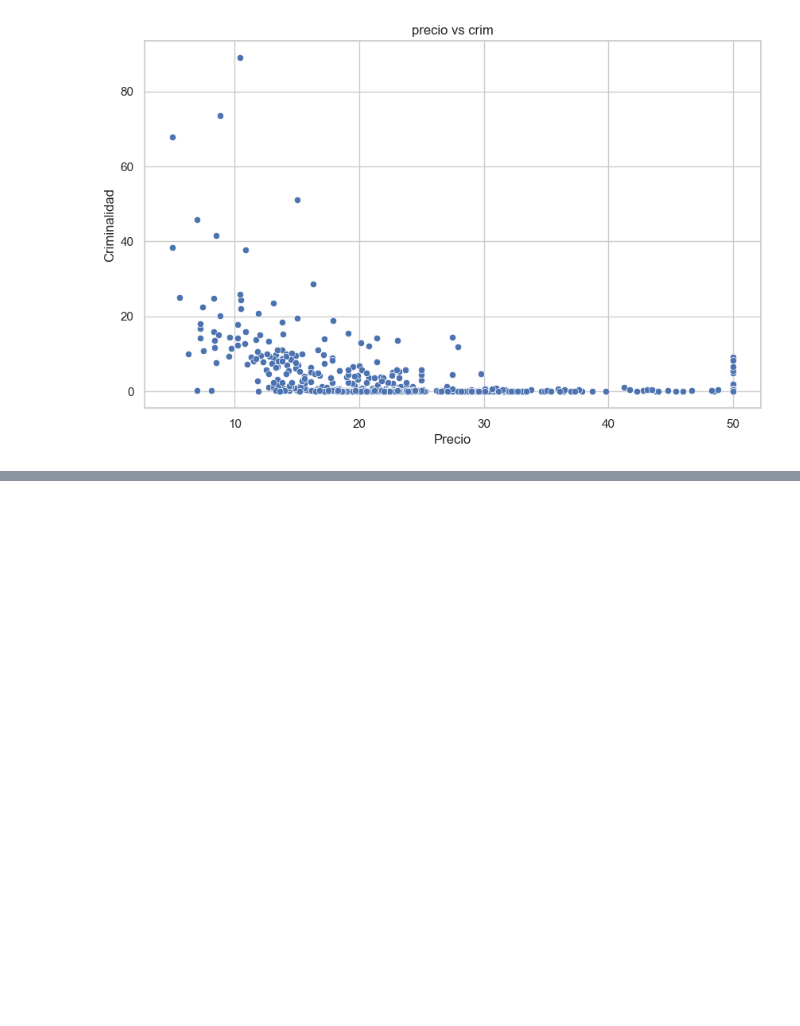
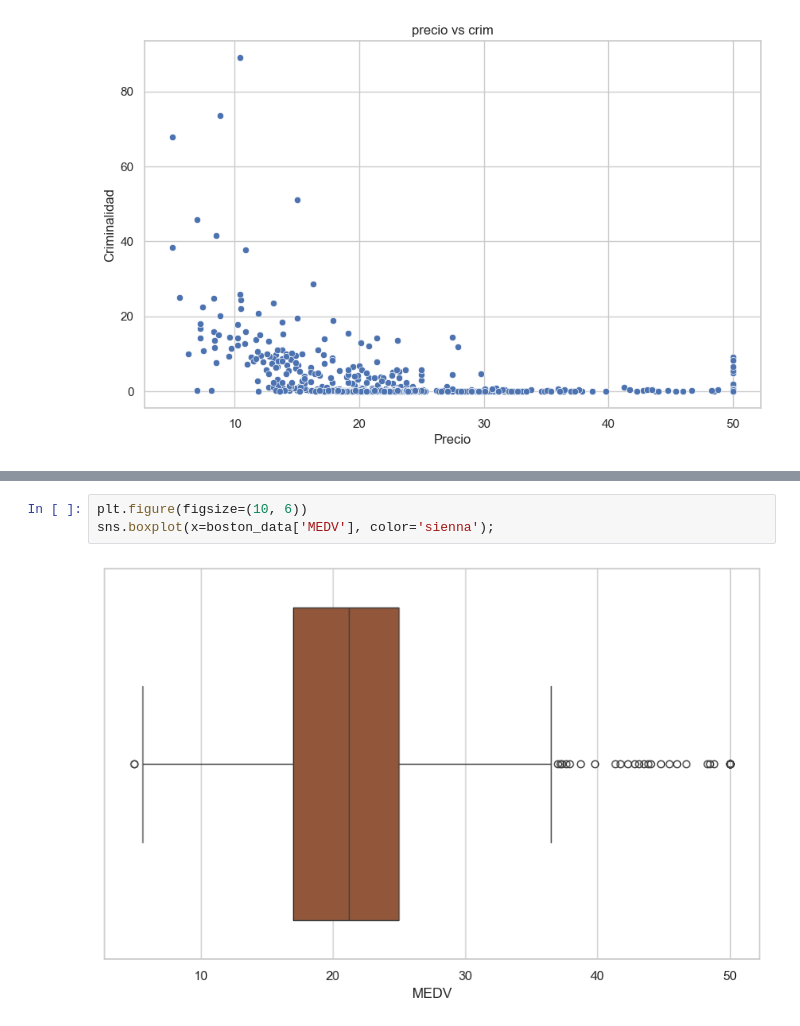
Before and after one commit to Milows/BostonHousePricing, a Jupyter notebook: Notebooks/Milows.ipynb, the cells around one changed output, grey strips where cells are left out. Cells and saved outputs as stored; diff of their text form; blank space fills up the shorter version.

```diff
--- a/Notebooks/Milows.ipynb
+++ b/Notebooks/Milows.ipynb
@@ -112,0 +122,5 @@ plt.show()
+# %%
+plt.figure(figsize=(10, 6))
+sns.boxplot(x=boston_data['MEDV'], color='sienna');
+# %% [output]
+[figure, added]
```
Also changed, not shown: parts of 1 cell of this notebook.
